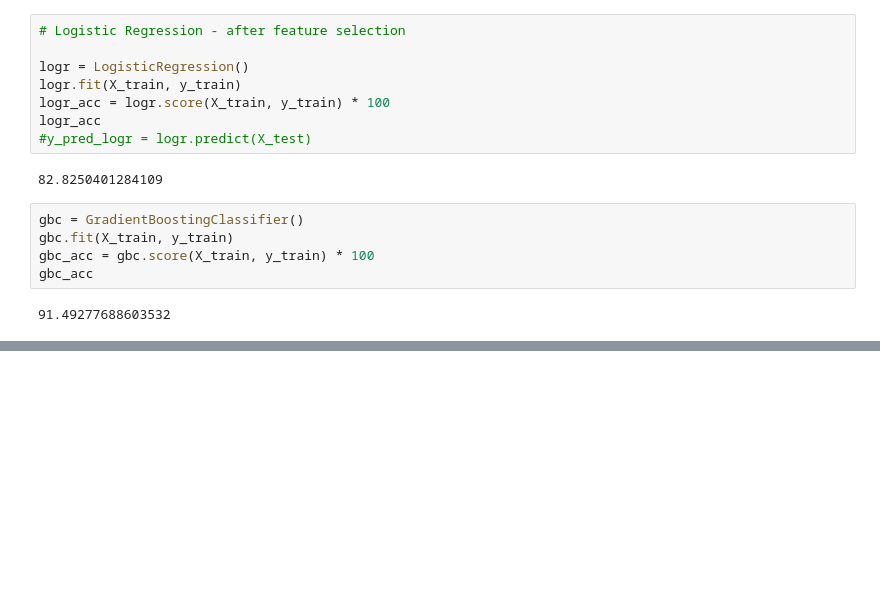
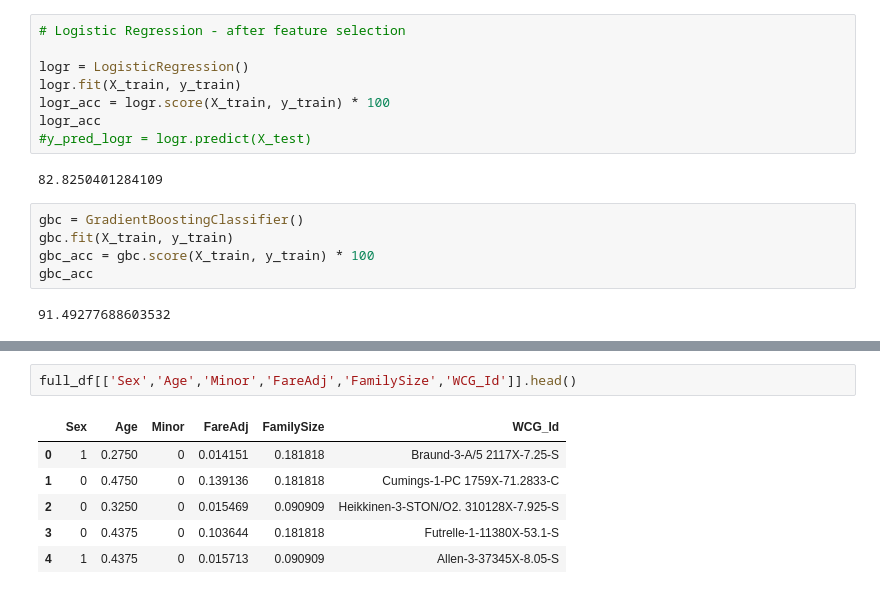
Before and after one commit to amansingh9097/competitions-and-challenges, a Jupyter notebook: Titanic/titanic.ipynb, the cells around one changed output, grey strips where cells are left out. Cells and saved outputs as stored; diff of their text form; blank space fills up the shorter version.

```diff
--- a/Titanic/titanic.ipynb
+++ b/Titanic/titanic.ipynb
@@ -750,0 +1103,9 @@ submit_df.to_csv('titanic_submission_gbc.csv', index=False)
+# %%
+full_df[['Sex','Age','Minor','FareAdj','FamilySize','WCG_Id']].head()
+# %% [output]
+|  | Sex | Age | Minor | FareAdj | FamilySize | WCG_Id |
+| 0 | 1 | 0.2750 | 0 | 0.014151 | 0.181818 | Braund-3-A/5 2117X-7.25-S |
+| 1 | 0 | 0.4750 | 0 | 0.139136 | 0.181818 | Cumings-1-PC 1759X-71.2833-C |
+| 2 | 0 | 0.3250 | 0 | 0.015469 | 0.090909 | Heikkinen-3-STON/O2. 310128X-7.925-S |
+| 3 | 0 | 0.4375 | 0 | 0.103644 | 0.181818 | Futrelle-1-11380X-53.1-S |
+| 4 | 1 | 0.4375 | 0 | 0.015713 | 0.090909 | Allen-3-37345X-8.05-S |
```
Also changed, not shown: parts of 44 cells of this notebook.
